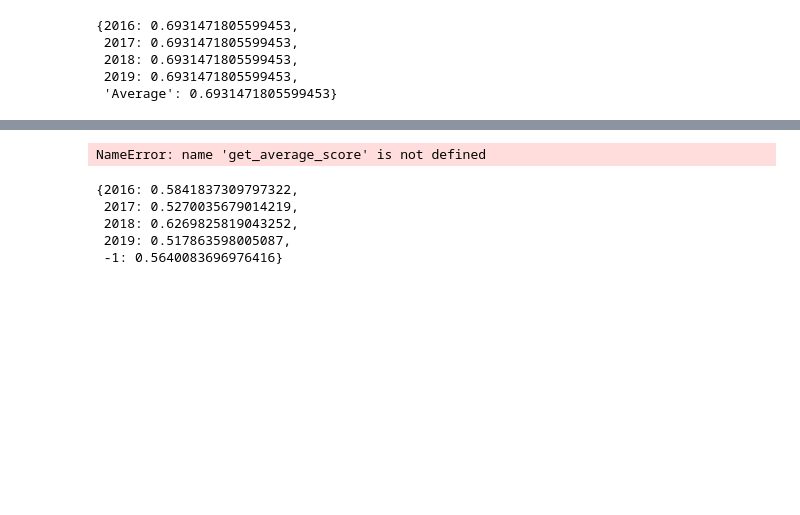
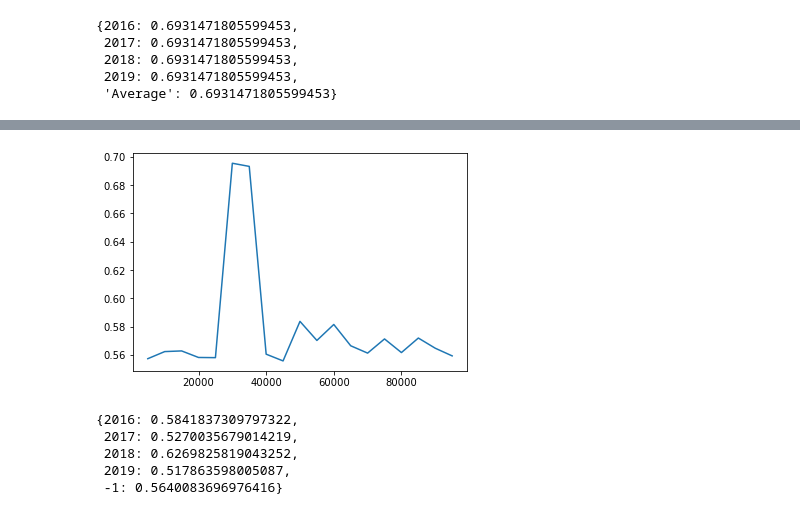
Before and after one commit to desaxce/madness, a Jupyter notebook: Stage 1.ipynb, the cells around one changed output, grey strips where cells are left out. Drawn from its saved outputs; the diff is of its cells as text; code cells hidden in the pictures; blank space fills up the shorter version.

```diff
--- a/Stage 1.ipynb
+++ b/Stage 1.ipynb
@@ -88,20 +86,23 @@ get_scores(50000)
+# %%
+def get_average_score(max_iter):
+    return get_scores(max_iter)['Average']
 # %%
 import numpy as np
 from matplotlib import pyplot as plt
 
 d = {}
-for x in range(1, 100000, 10000):
+for x in range(5000, 100000, 5000):
     d[x] = get_average_score(x)
 
 
 lists = sorted(d.items()) # sorted by key, return a list of tuples
 
 x, y = zip(*lists) # unpack a list of pairs into two tuples
 
 plt.plot(x, y)
 plt.show()
 # %% [output]
-NameError: name 'get_average_score' is not defined
+[figure, added]
 # %%
 # Build UI that lets you pick the features to use.
 
```
Also changed, not shown: parts of 3 cells of this notebook, 1 other file.
